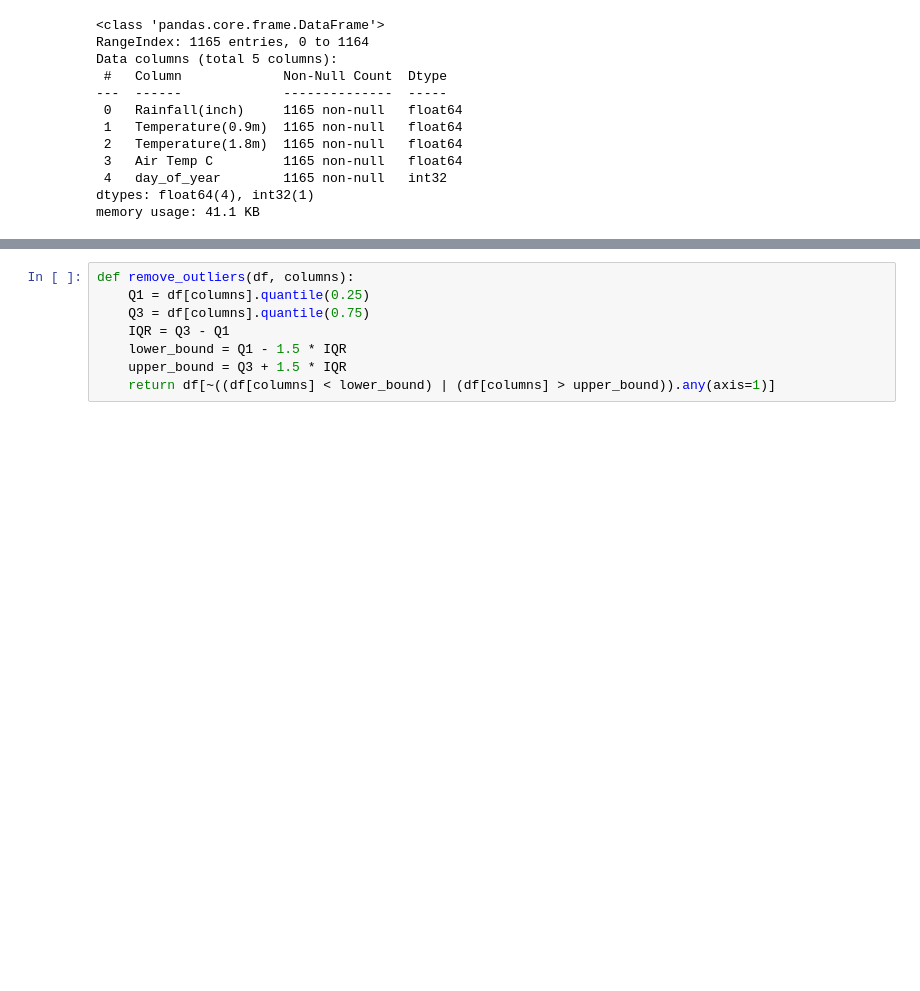
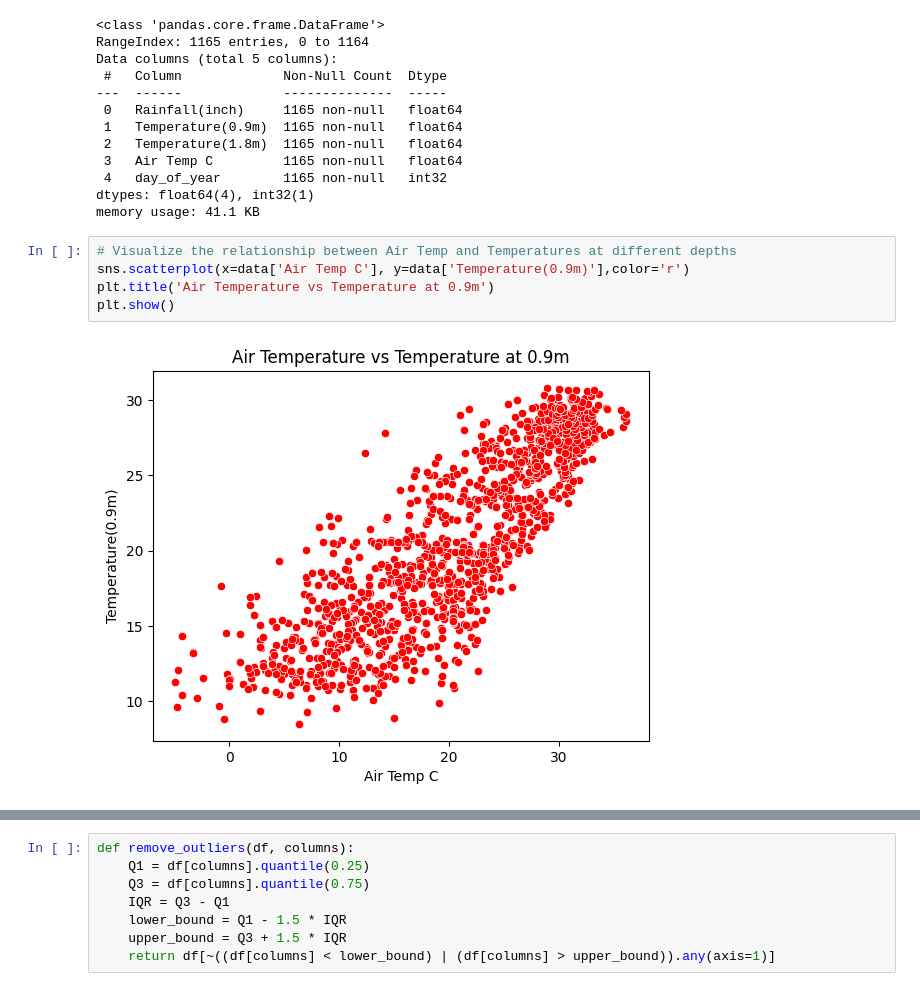
Before and after one commit to sandeepbandi924/PROJECTS, a Jupyter notebook: Temperature Prediction in Pavement Base and Subgrade Layers/temp3.ipynb, the cells around one changed output, grey strips where cells are left out. Cells and saved outputs as stored; diff of their text form; blank space fills up the shorter version.

```diff
--- a/Temperature Prediction in Pavement Base and Subgrade Layers/temp3.ipynb
+++ b/Temperature Prediction in Pavement Base and Subgrade Layers/temp3.ipynb
@@ -79,3 +80,10 @@ Data columns (total 5 columns):
  4   day_of_year        1165 non-null   int32
 dtypes: float64(4), int32(1)
 memory usage: 41.1 KB
+# %%
+# Visualize the relationship between Air Temp and Temperatures at different depths
+sns.scatterplot(x=data['Air Temp C'], y=data['Temperature(0.9m)'],color='r')
+plt.title('Air Temperature vs Temperature at 0.9m')
+plt.show()
+# %% [output]
+[figure, added]
```
Also changed, not shown: parts of 25 cells of this notebook.
